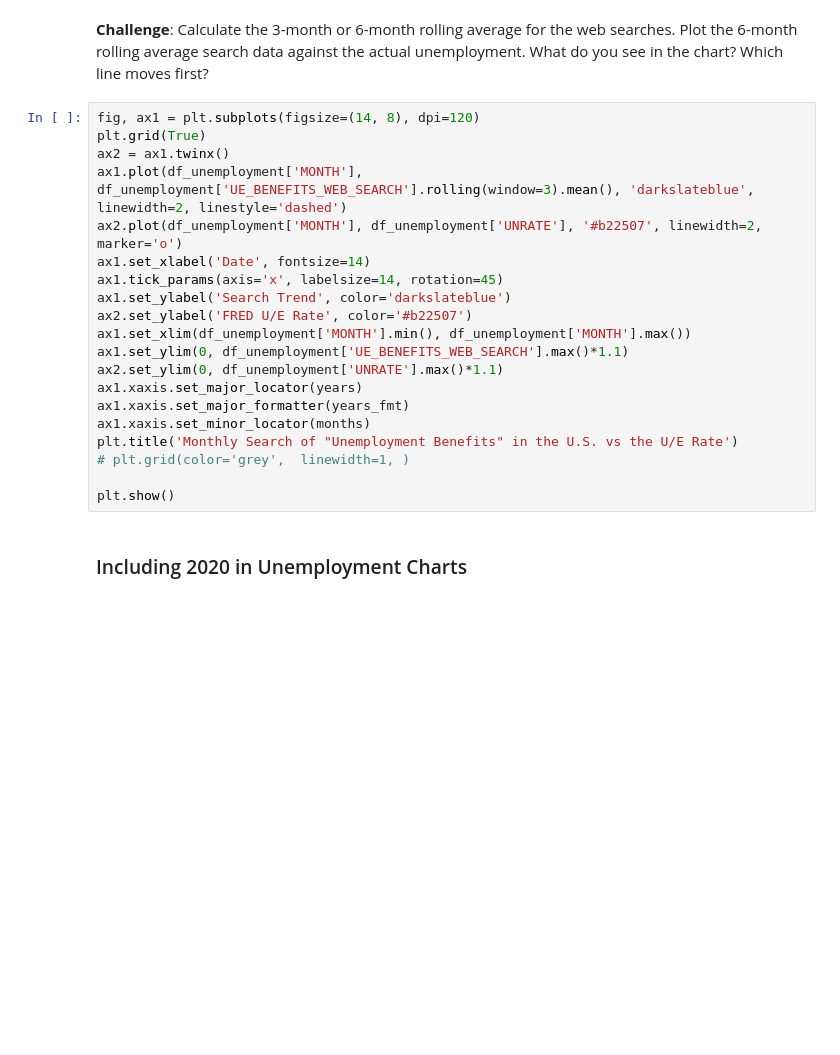
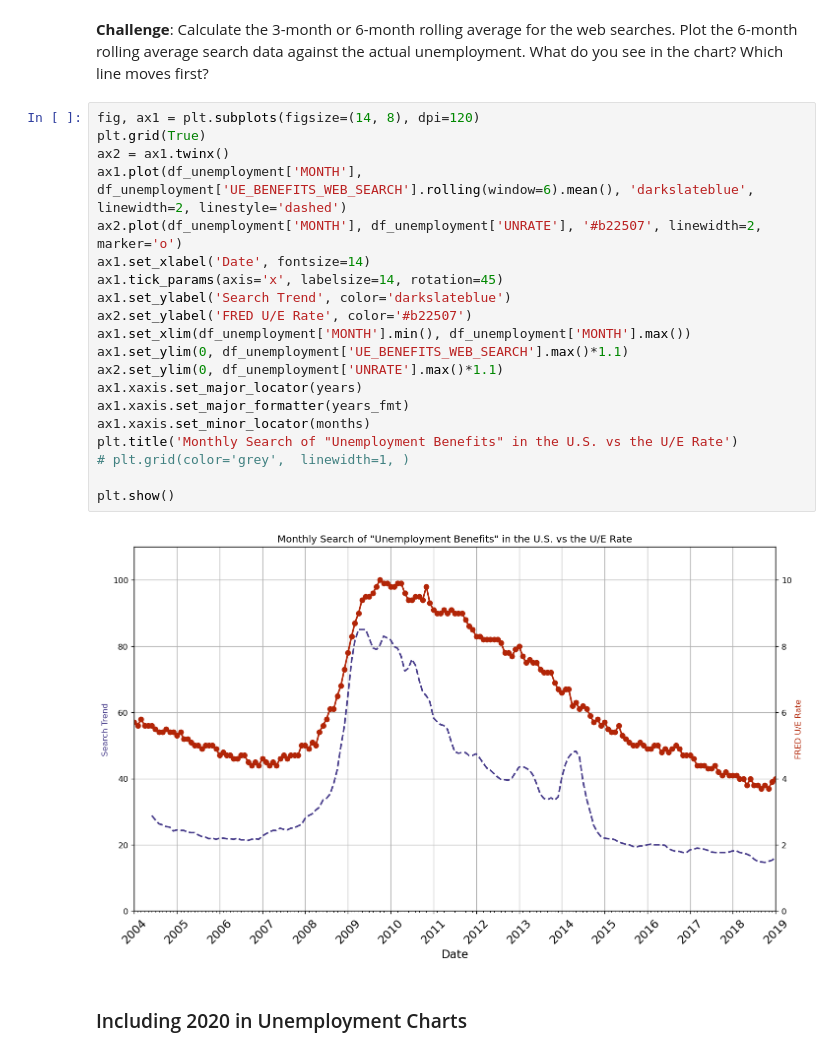
Before and after one commit to manchung/100-Day-of-Code-Python, a Jupyter notebook: Data Science/Google Trends and Data Visualisation (start).ipynb, the cells around one changed output. Saved outputs shown, nothing was run; the diff lists cells and outputs as text; blank space fills up the shorter version.

```diff
--- a/Data Science/Google Trends and Data Visualisation (start).ipynb
+++ b/Data Science/Google Trends and Data Visualisation (start).ipynb
@@ -400,23 +400,25 @@ df_unemployment.head()
 # %%
 fig, ax1 = plt.subplots(figsize=(14, 8), dpi=120)
 plt.grid(True)
 ax2 = ax1.twinx()
-ax1.plot(df_unemployment['MONTH'], df_unemployment['UE_BENEFITS_WEB_SEARCH'].rolling(window=3).mean(), 'darkslateblue', linewidth=2, linestyle='dashed')
+ax1.plot(df_unemployment['MONTH'], df_unemployment['UE_BENEFITS_WEB_SEARCH'].rolling(window=6).mean(), 'darkslateblue', linewidth=2, linestyle='dashed')
 ax2.plot(df_unemployment['MONTH'], df_unemployment['UNRATE'], '#b22507', linewidth=2, marker='o')
 ax1.set_xlabel('Date', fontsize=14)
 ax1.tick_params(axis='x', labelsize=14, rotation=45)
 ax1.set_ylabel('Search Trend', color='darkslateblue')
 ax2.set_ylabel('FRED U/E Rate', color='#b22507')
 ax1.set_xlim(df_unemployment['MONTH'].min(), df_unemployment['MONTH'].max())
 ax1.set_ylim(0, df_unemployment['UE_BENEFITS_WEB_SEARCH'].max()*1.1)
 ax2.set_ylim(0, df_unemployment['UNRATE'].max()*1.1)
 ax1.xaxis.set_major_locator(years)
 ax1.xaxis.set_major_formatter(years_fmt)
 ax1.xaxis.set_minor_locator(months)
 plt.title('Monthly Search of "Unemployment Benefits" in the U.S. vs the U/E Rate')
 # plt.grid(color='grey',  linewidth=1, )
 
 plt.show()
+# %% [output]
+[figure, added]
 # %% [markdown]
 ### Including 2020 in Unemployment Charts
 # %% [markdown]
```
Also changed, not shown: parts of 3 cells of this notebook.
